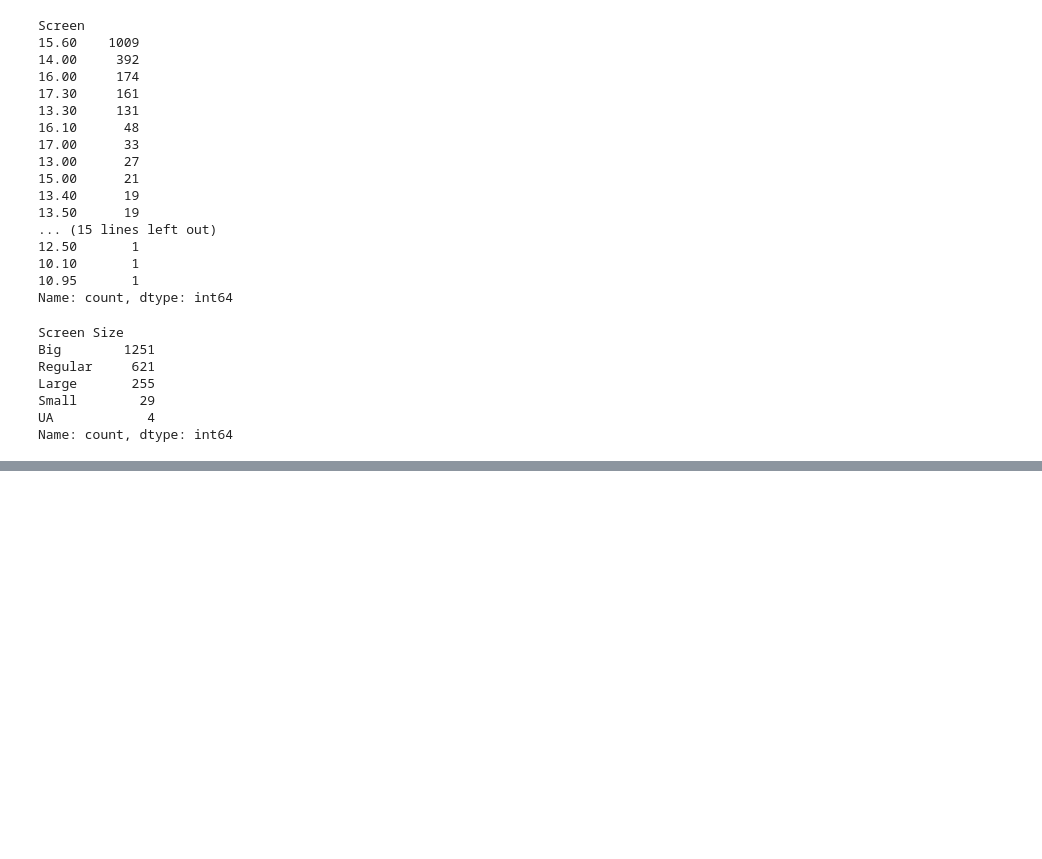
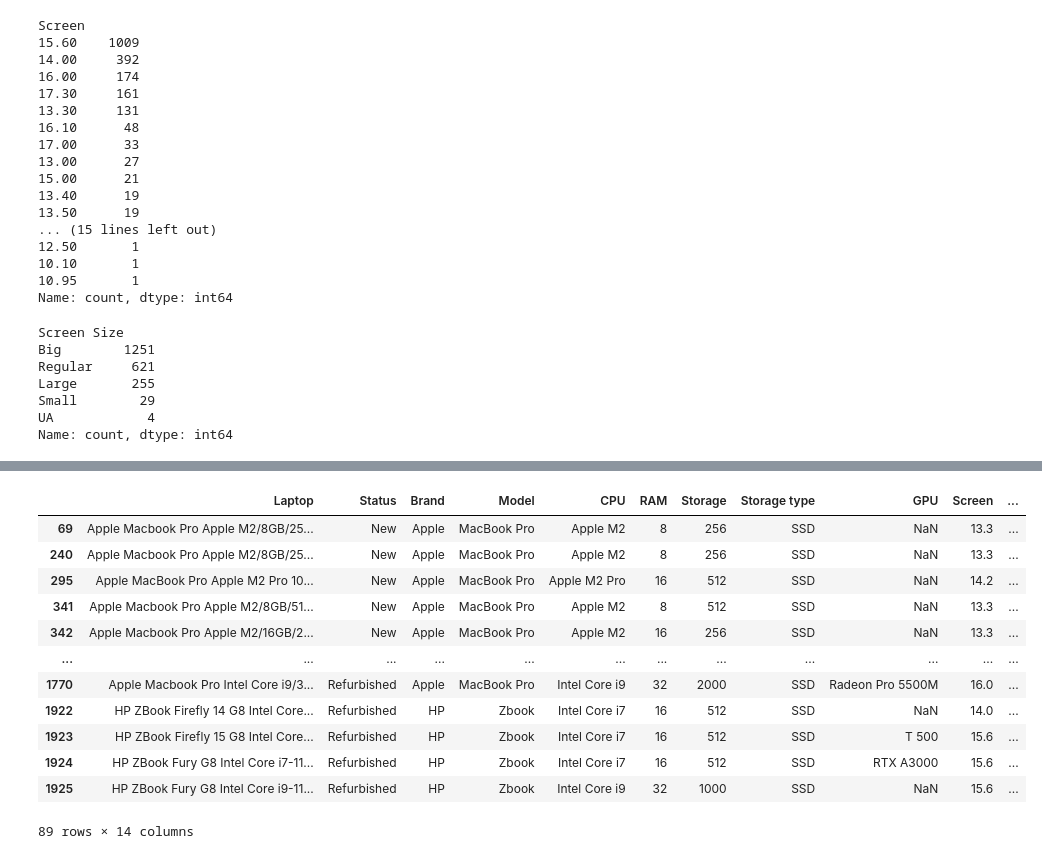
Before and after one commit to archit1203/ml-learning-journey, a Jupyter notebook: Python for DS/3 - filtering.ipynb, the cells around one changed output, grey strips where cells are left out. Cells and saved outputs as stored; diff of their text form; code cells hidden in the pictures; blank space fills up the shorter version.

```diff
--- a/Python for DS/3 - filtering.ipynb
+++ b/Python for DS/3 - filtering.ipynb
@@ -214,0 +240,22 @@ Name: count, dtype: int64
+# %%
+# isin() : Multiple Filtering
+
+#find MacBook Pro or Zbook from Apple or HP
+filter1=df_laptops['Model'].isin(['MacBook Pro','Zbook'])
+filter2=df_laptops['Brand'].isin(['Apple','HP'])
+
+df_laptops[filter1 & filter2]
+# %% [output]
+|  | Laptop | Status | Brand | Model | CPU | RAM | Storage | Storage type | GPU | Screen | ... |
+| 69 | Apple Macbook Pro Apple M2/8GB/25... | New | Apple | MacBook Pro | Apple M2 | 8 | 256 | SSD | NaN | 13.3 | ... |
+| 240 | Apple Macbook Pro Apple M2/8GB/25... | New | Apple | MacBook Pro | Apple M2 | 8 | 256 | SSD | NaN | 13.3 | ... |
+| 295 | Apple MacBook Pro Apple M2 Pro 10... | New | Apple | MacBook Pro | Apple M2 Pro | 16 | 512 | SSD | NaN | 14.2 | ... |
+| 341 | Apple Macbook Pro Apple M2/8GB/51... | New | Apple | MacBook Pro | Apple M2 | 8 | 512 | SSD | NaN | 13.3 | ... |
+| 342 | Apple Macbook Pro Apple M2/16GB/2... | New | Apple | MacBook Pro | Apple M2 | 16 | 256 | SSD | NaN | 13.3 | ... |
+| ... | ... | ... | ... | ... | ... | ... | ... | ... | ... | ... | ... |
+| 1770 | Apple Macbook Pro Intel Core i9/3... | Refurbished | Apple | MacBook Pro | Intel Core i9 | 32 | 2000 | SSD | Radeon Pro 5500M | 16.0 | ... |
+| 1922 | HP ZBook Firefly 14 G8 Intel Core... | Refurbished | HP | Zbook | Intel Core i7 | 16 | 512 | SSD | NaN | 14.0 | ... |
+| 1923 | HP ZBook Firefly 15 G8 Intel Core... | Refurbished | HP | Zbook | Intel Core i7 | 16 | 512 | SSD | T 500 | 15.6 | ... |
+| 1924 | HP ZBook Fury G8 Intel Core i7-11... | Refurbished | HP | Zbook | Intel Core i7 | 16 | 512 | SSD | RTX A3000 | 15.6 | ... |
+| 1925 | HP ZBook Fury G8 Intel Core i9-11... | Refurbished | HP | Zbook | Intel Core i9 | 32 | 1000 | SSD | NaN | 15.6 | ... |
+89 rows × 14 columns
```
Also changed, not shown: parts of 2 cells of this notebook.
